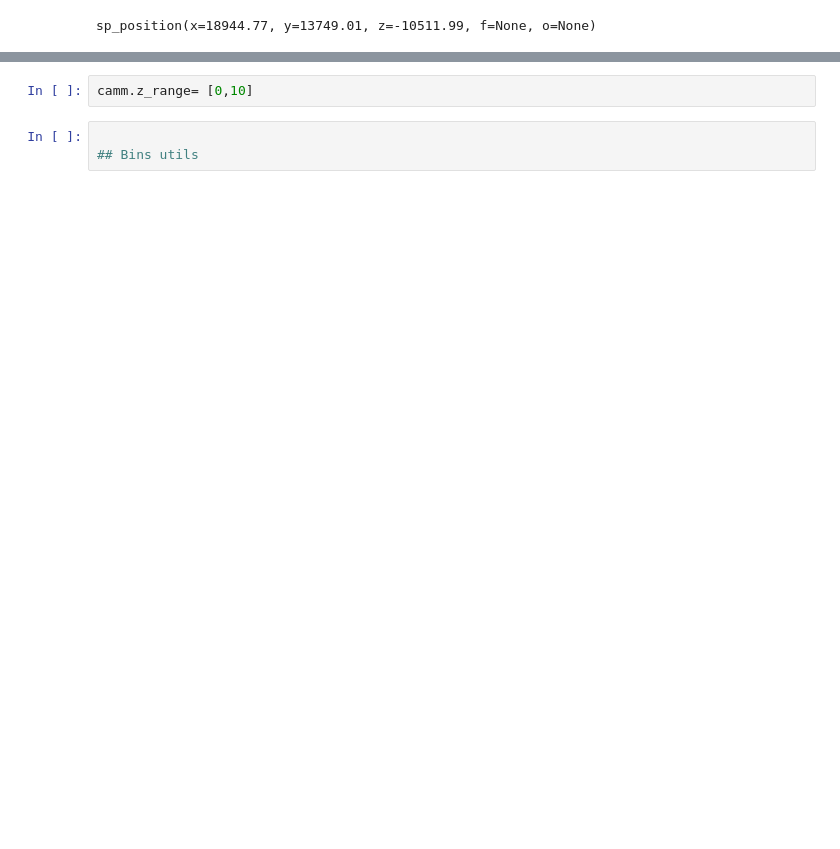
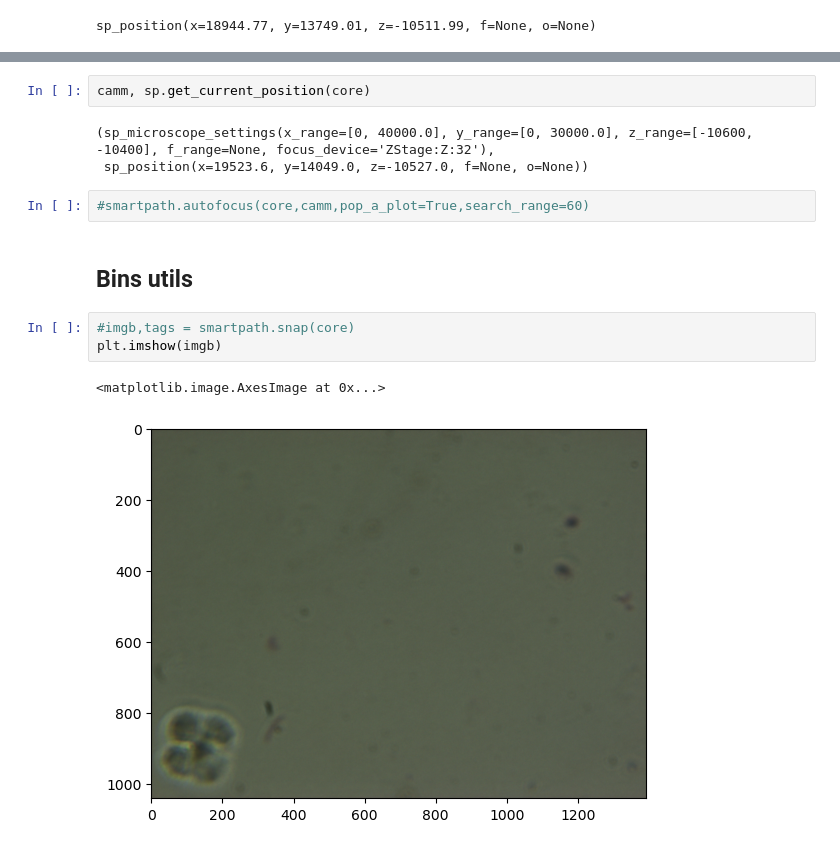
Before and after one commit to JenuC/smart-wsi-scanner, a Jupyter notebook: smartpath.ipynb, the cells around one changed output, grey strips where cells are left out. Drawn from its saved outputs; the diff is of its cells as text; blank space fills up the shorter version.

Commit message:
smartpath autofocus whitebalancing

```diff
--- a/smartpath.ipynb
+++ b/smartpath.ipynb
@@ -175,5 +335,15 @@ if  camm.z_range:
-# %%
-camm.z_range= [0,10]
-# %%
-
-## Bins utils
+# %%
+camm, sp.get_current_position(core)
+# %% [output]
+(sp_microscope_settings(x_range=[0, 40000.0], y_range=[0, 30000.0], z_range=[-10600, -10400], f_range=None, focus_device='ZStage:Z:32'),
+ sp_position(x=19523.6, y=14049.0, z=-10527.0, f=None, o=None))
+# %%
+#smartpath.autofocus(core,camm,pop_a_plot=True,search_range=60)
+# %% [markdown]
+## Bins utils
+# %%
+#imgb,tags = smartpath.snap(core)
+plt.imshow(imgb)
+# %% [output]
+<matplotlib.image.AxesImage at 0x...>
+[figure, added]
```
Also changed, not shown: parts of 39 cells of this notebook.
